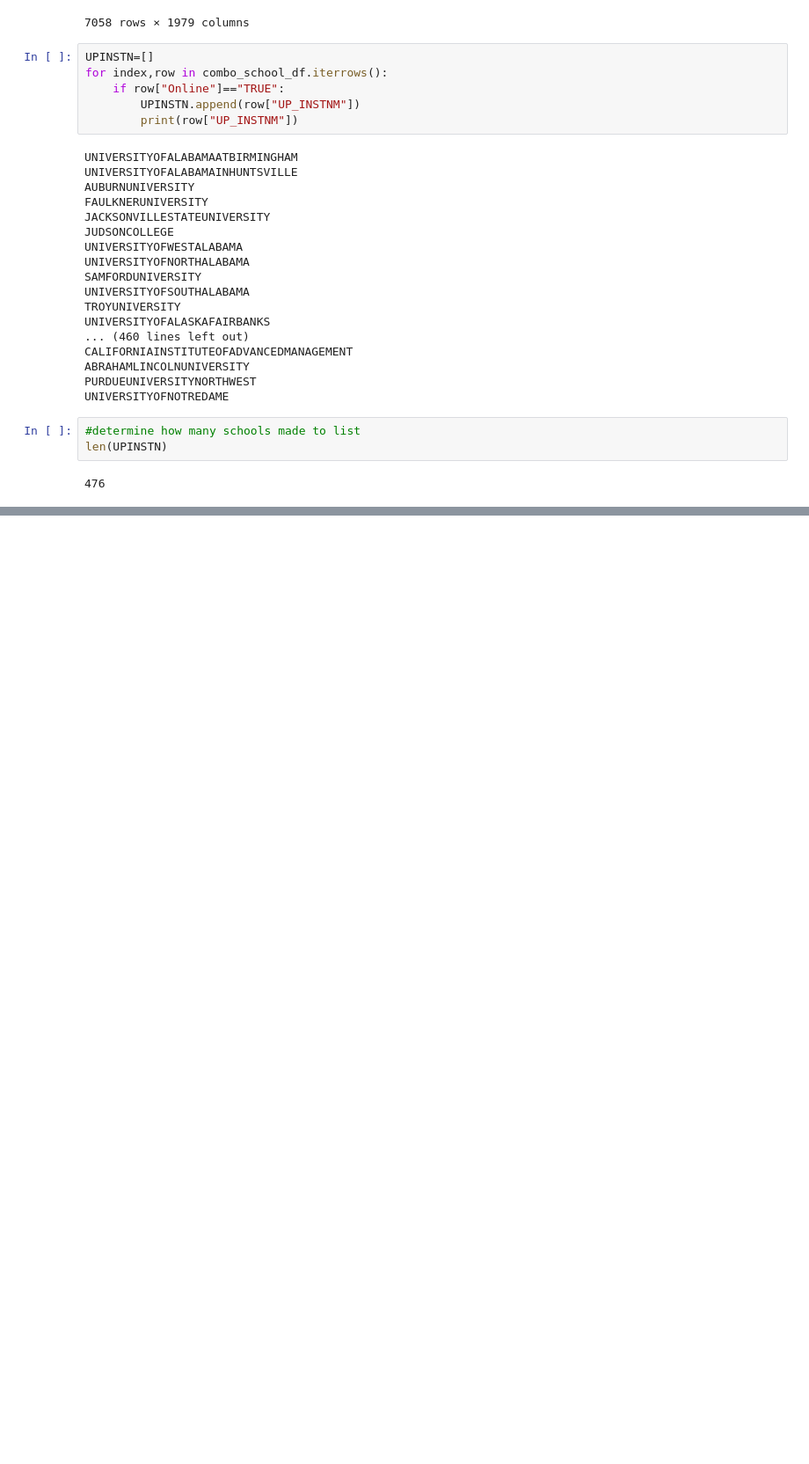
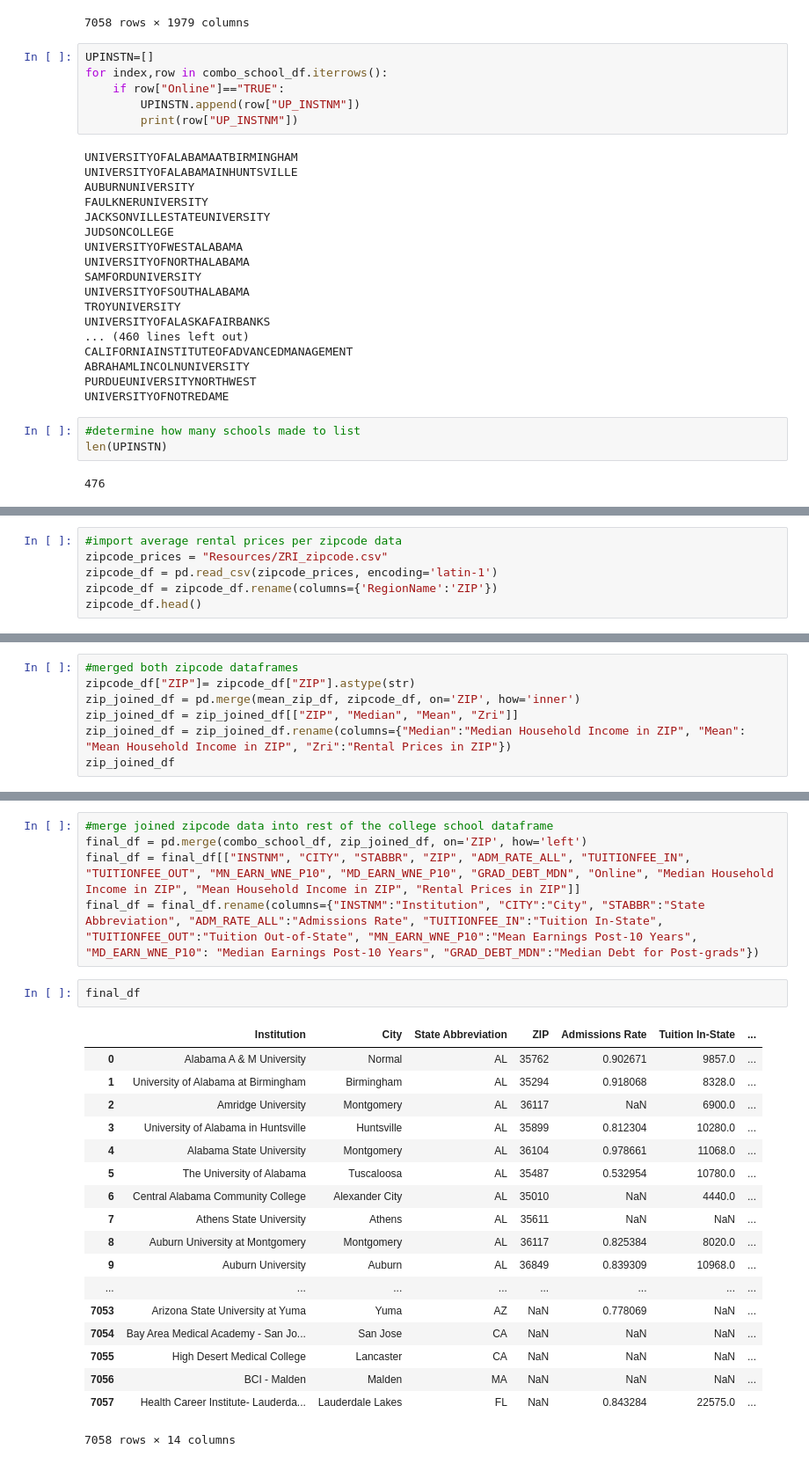
Before and after one commit to ladydatadigger/college-scorecard, a Jupyter notebook: add_mod_schoolName_col.ipynb, the cells around one changed output, grey strips where cells are left out. Shown at 88% size. Saved outputs shown, nothing was run; the diff lists cells and outputs as text; blank space fills up the shorter version.

```diff
--- a/add_mod_schoolName_col.ipynb
+++ b/add_mod_schoolName_col.ipynb
@@ -211,0 +227,6 @@ len(UPINSTN)
+# %%
+#import average rental prices per zipcode data
+zipcode_prices = "Resources/ZRI_zipcode.csv"
+zipcode_df = pd.read_csv(zipcode_prices, encoding='latin-1')
+zipcode_df = zipcode_df.rename(columns={'RegionName':'ZIP'})
+zipcode_df.head()
@@ -211,0 +240,7 @@ len(UPINSTN)
+# %%
+#merged both zipcode dataframes
+zipcode_df["ZIP"]= zipcode_df["ZIP"].astype(str)
+zip_joined_df = pd.merge(mean_zip_df, zipcode_df, on='ZIP', how='inner')
+zip_joined_df = zip_joined_df[["ZIP", "Median", "Mean", "Zri"]]
+zip_joined_df = zip_joined_df.rename(columns={"Median":"Median Household Income in ZIP", "Mean": "Mean Household Income in ZIP", "Zri":"Rental Prices in ZIP"})
+zip_joined_df
@@ -211,0 +290,26 @@ len(UPINSTN)
+# %%
+#merge joined zipcode data into rest of the college school dataframe
+final_df = pd.merge(combo_school_df, zip_joined_df, on='ZIP', how='left')
+final_df = final_df[["INSTNM", "CITY", "STABBR", "ZIP", "ADM_RATE_ALL", "TUITIONFEE_IN", "TUITIONFEE_OUT", "MN_EARN_WNE_P10", "MD_EARN_WNE_P10", "GRAD_DEBT_MDN", "Online", "Median Household Income in ZIP", "Mean Household Income in ZIP", "Rental Prices in ZIP"]]
+final_df = final_df.rename(columns={"INSTNM":"Institution", "CITY":"City", "STABBR":"State Abbreviation", "ADM_RATE_ALL":"Admissions Rate", "TUITIONFEE_IN":"Tuition In-State", "TUITIONFEE_OUT":"Tuition Out-of-State", "MN_EARN_WNE_P10":"Mean Earnings Post-10 Years", "MD_EARN_WNE_P10": "Median Earnings Post-10 Years", "GRAD_DEBT_MDN":"Median Debt for Post-grads"})
+# %%
+final_df
+# %% [output]
+|  | Institution | City | State Abbreviation | ZIP | Admissions Rate | Tuition In-State | ... |
+| 0 | Alabama A & M University | Normal | AL | 35762 | 0.902671 | 9857.0 | ... |
+| 1 | University of Alabama at Birmingham | Birmingham | AL | 35294 | 0.918068 | 8328.0 | ... |
+| 2 | Amridge University | Montgomery | AL | 36117 | NaN | 6900.0 | ... |
+| 3 | University of Alabama in Huntsville | Huntsville | AL | 35899 | 0.812304 | 10280.0 | ... |
+| 4 | Alabama State University | Montgomery | AL | 36104 | 0.978661 | 11068.0 | ... |
+| 5 | The University of Alabama | Tuscaloosa | AL | 35487 | 0.532954 | 10780.0 | ... |
+| 6 | Central Alabama Community College | Alexander City | AL | 35010 | NaN | 4440.0 | ... |
+| 7 | Athens State University | Athens | AL | 35611 | NaN | NaN | ... |
+| 8 | Auburn University at Montgomery | Montgomery | AL | 36117 | 0.825384 | 8020.0 | ... |
+| 9 | Auburn University | Auburn | AL | 36849 | 0.839309 | 10968.0 | ... |
+| ... | ... | ... | ... | ... | ... | ... | ... |
+| 7053 | Arizona State University at Yuma | Yuma | AZ | NaN | 0.778069 | NaN | ... |
+| 7054 | Bay Area Medical Academy - San Jo... | San Jose | CA | NaN | NaN | NaN | ... |
+| 7055 | High Desert Medical College | Lancaster | CA | NaN | NaN | NaN | ... |
+| 7056 | BCI - Malden | Malden | MA | NaN | NaN | NaN | ... |
+| 7057 | Health Career Institute- Lauderda... | Lauderdale Lakes | FL | NaN | 0.843284 | 22575.0 | ... |
+7058 rows × 14 columns
```
Also changed, not shown: parts of 10 cells of this notebook.
